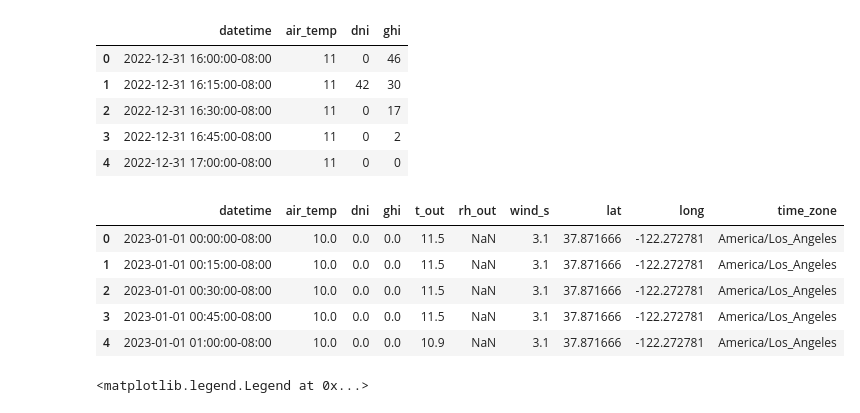
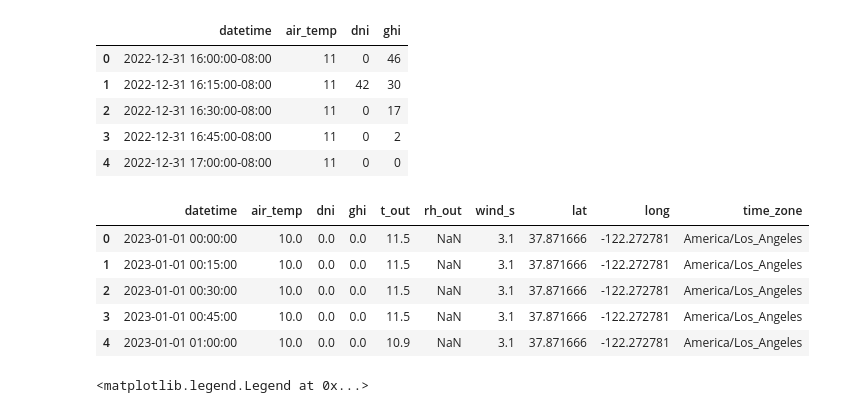
Before and after one commit to ZAY630/ls_sdh, a Jupyter notebook: climate/climate.ipynb, the cells around one changed output. Drawn from its saved outputs; the diff is of its cells as text; code cells hidden in the pictures.

```diff
--- a/climate/climate.ipynb
+++ b/climate/climate.ipynb
@@ -39,22 +39,23 @@ solar.head()
 # %%
 df_climate = pd.merge(solar, temp, on = 'datetime', how = 'outer')
 df_climate.head()
 
 start_time = pd.Timestamp('2023-01-01 00:00:00', tz='America/Los_Angeles')
 end_time = pd.Timestamp('2024-01-01 00:00:00', tz='America/Los_Angeles')
 
 # Truncate the DataFrame
 df_climate.set_index('datetime', inplace=True)
 df_climate = df_climate[start_time:end_time]
 df_climate.reset_index(inplace=True)
+df_climate['datetime'] = df_climate['datetime'].dt.tz_localize(None)
 df_climate.head()
 # %% [output]
 |  | datetime | air_temp | dni | ghi | t_out | rh_out | wind_s | lat | long | time_zone |
-| 0 | 2023-01-01 00:00:00-08:00 | 10.0 | 0.0 | 0.0 | 11.5 | NaN | 3.1 | 37.871666 | -122.272781 | America/Los_Angeles |
-| 1 | 2023-01-01 00:15:00-08:00 | 10.0 | 0.0 | 0.0 | 11.5 | NaN | 3.1 | 37.871666 | -122.272781 | America/Los_Angeles |
-| 2 | 2023-01-01 00:30:00-08:00 | 10.0 | 0.0 | 0.0 | 11.5 | NaN | 3.1 | 37.871666 | -122.272781 | America/Los_Angeles |
-| 3 | 2023-01-01 00:45:00-08:00 | 10.0 | 0.0 | 0.0 | 11.5 | NaN | 3.1 | 37.871666 | -122.272781 | America/Los_Angeles |
-| 4 | 2023-01-01 01:00:00-08:00 | 10.0 | 0.0 | 0.0 | 10.9 | NaN | 3.1 | 37.871666 | -122.272781 | America/Los_Angeles |
+| 0 | 2023-01-01 00:00:00 | 10.0 | 0.0 | 0.0 | 11.5 | NaN | 3.1 | 37.871666 | -122.272781 | America/Los_Angeles |
+| 1 | 2023-01-01 00:15:00 | 10.0 | 0.0 | 0.0 | 11.5 | NaN | 3.1 | 37.871666 | -122.272781 | America/Los_Angeles |
+| 2 | 2023-01-01 00:30:00 | 10.0 | 0.0 | 0.0 | 11.5 | NaN | 3.1 | 37.871666 | -122.272781 | America/Los_Angeles |
+| 3 | 2023-01-01 00:45:00 | 10.0 | 0.0 | 0.0 | 11.5 | NaN | 3.1 | 37.871666 | -122.272781 | America/Los_Angeles |
+| 4 | 2023-01-01 01:00:00 | 10.0 | 0.0 | 0.0 | 10.9 | NaN | 3.1 | 37.871666 | -122.272781 | America/Los_Angeles |
 # %%
 plt.figure(figsize=[12, 8])
 plt.plot(df_climate['datetime'], df_climate['air_temp'], label = "solar file", alpha = 0.6)
```
Also changed, not shown: parts of 1 cell of this notebook, 2 other files.
